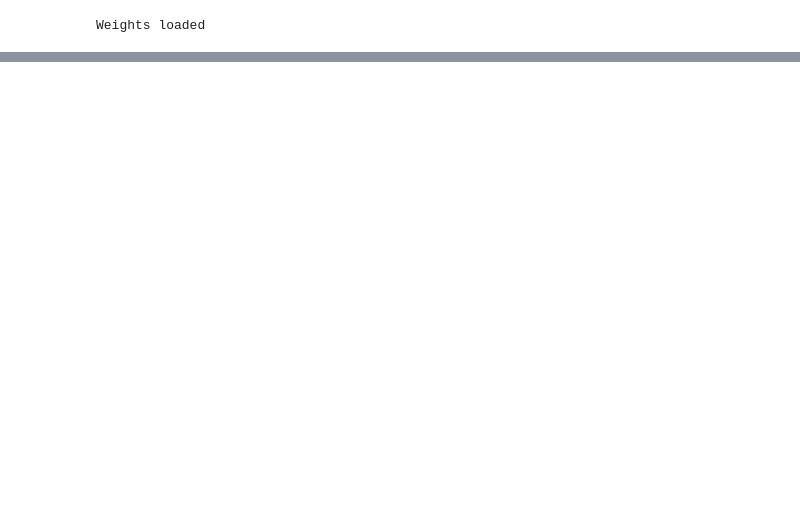
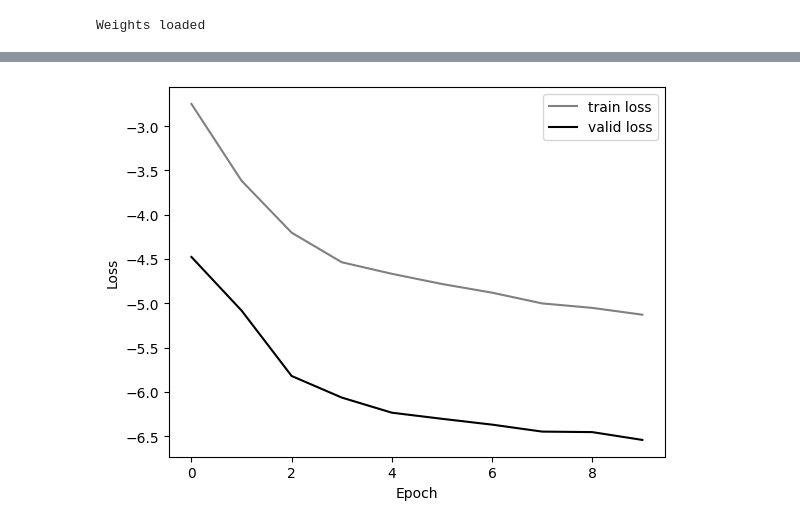
Before and after one commit to Yash-10/cvt-cosmo-inference, a Jupyter notebook: ViT_LSS_Training.ipynb, the cells around one changed output, grey strips where cells are left out. Drawn from its saved outputs; the diff is of its cells as text; code cells hidden in the pictures; blank space fills up the shorter version.

Commit message:
Update notebook with transfer learning results

```diff
--- a/ViT_LSS_Training.ipynb
+++ b/ViT_LSS_Training.ipynb
@@ -517,0 +763,19 @@ plot_results(4, r'$\sigma_8$')
+# %%
+import seaborn as sns
+sns.set_context("paper", font_scale = 2)
+sns.set_style('whitegrid')
+sns.set(style='ticks')
+
+from mpl_toolkits.axes_grid1 import make_axes_locatable
+
+fig, ax = plt.subplots(1, 1, figsize=(6, 6))
+im = ax.imshow(sim, vmin=0, vmax=1)
+ax.axes.invert_yaxis()
+
+ax.set_xlabel('Layers 1')
+ax.set_xlabel('Layers 2')
+
+divider = make_axes_locatable(ax)
+cax = divider.append_axes('right', size='5%', pad=0.05)
+fig.colorbar(im, cax=cax, orientation='vertical');
+plt.savefig(f'cka_matrix_pretrained_CNN_grid64_test_batchsize{batch_size}.png', bbox_inches='tight', dpi=200)
@@ -517,0 +877,10 @@ plot_results(4, r'$\sigma_8$')
+# %%
+# Updated parameters for the transfer learning come here.
+epochs = 10
+dr = dr * 2  # Use douple dropout due to small dataset.
+wd = wd * 2  # Use douple weight decay due to small dataset.
+lr = lr * 0.1  # Use 10 time smaller learning rate than pre-training due to small dataset.
+
+# output files names
+floss  = 'loss_transfer_learning.txt'   #file with the training and validation losses for each epoch
+fmodel = 'weights_transfer_learning.pt' #file containing the weights of the best-model
@@ -517,0 +1230,10 @@ plot_results(4, r'$\sigma_8$')
+# %%
+losses = np.loadtxt(floss)
+train_losses = losses[:, 1]
+val_losses = losses[:, 2]
+plt.plot(losses[:, 0], train_losses, c='gray', label='train loss')
+plt.plot(losses[:, 0], val_losses, c='black', label='valid loss');
+plt.ylabel('Loss'); plt.xlabel('Epoch');
+plt.legend();
+# %% [output]
+[figure, added]
```
Also changed, not shown: parts of 53 cells of this notebook.
